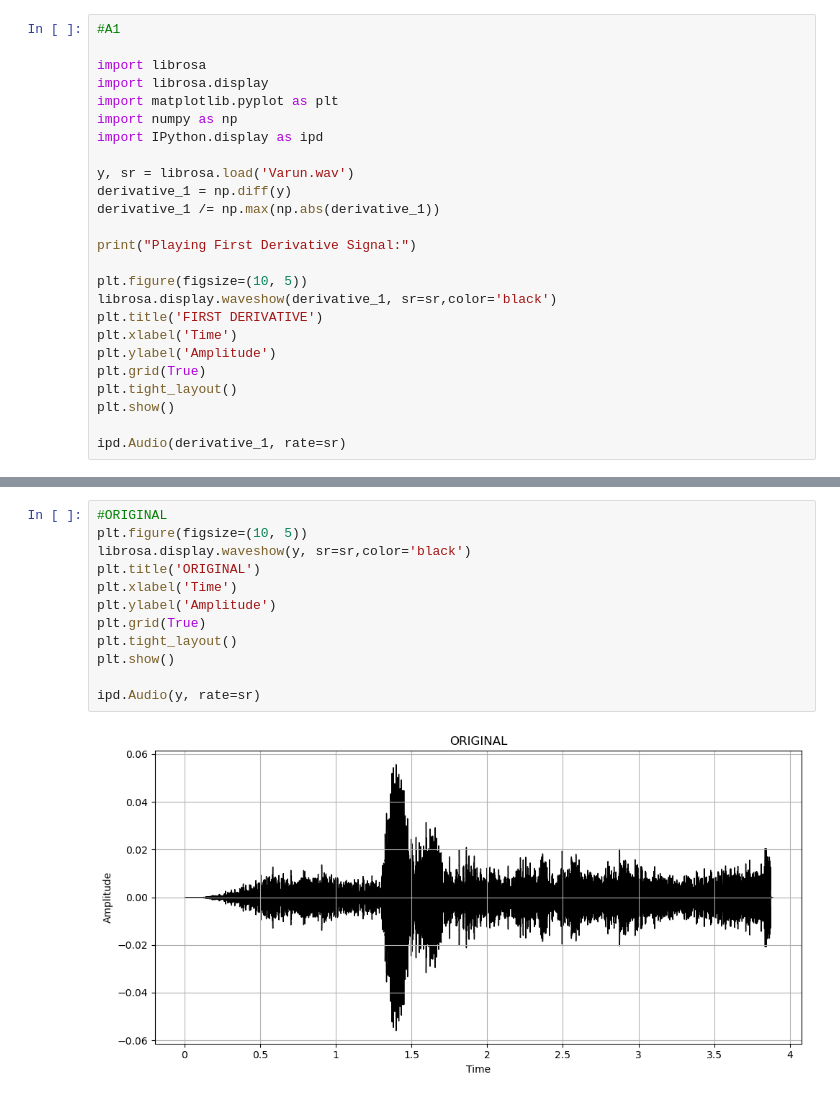
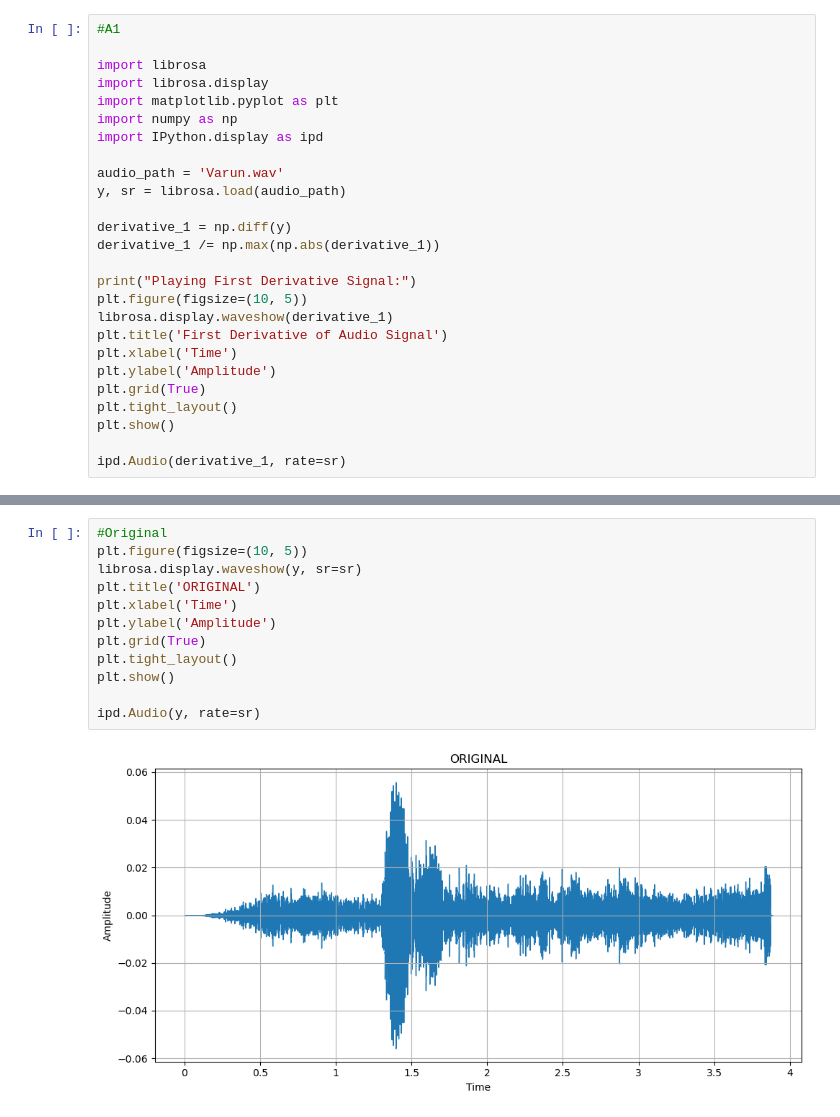
Before and after one commit to Varun9666/AI-in-Speech-Processing, a Jupyter notebook: Lab-2/21102_lab_2.ipynb, the cells around one changed output, grey strips where cells are left out. Saved outputs shown, nothing was run; the diff lists cells and outputs as text.

```diff
--- a/Lab-2/21102_lab_2.ipynb
+++ b/Lab-2/21102_lab_2.ipynb
@@ -7,15 +7,16 @@ import matplotlib.pyplot as plt
 import numpy as np
 import IPython.display as ipd
 
-y, sr = librosa.load('Varun.wav')
+audio_path = 'Varun.wav'
+y, sr = librosa.load(audio_path)
+
 derivative_1 = np.diff(y)
 derivative_1 /= np.max(np.abs(derivative_1))
 
 print("Playing First Derivative Signal:")
-
 plt.figure(figsize=(10, 5))
-librosa.display.waveshow(derivative_1, sr=sr,color='black')
-plt.title('FIRST DERIVATIVE')
+librosa.display.waveshow(derivative_1)
+plt.title('First Derivative of Audio Signal')
 plt.xlabel('Time')
 plt.ylabel('Amplitude')
 plt.grid(True)
@@ -29,18 +30,18 @@ Playing First Derivative Signal:
 [interactive output not drawn]
 # %%
-#ORIGINAL
+#Original
 plt.figure(figsize=(10, 5))
-librosa.display.waveshow(y, sr=sr,color='black')
+librosa.display.waveshow(y, sr=sr)
 plt.title('ORIGINAL')
 plt.xlabel('Time')
 plt.ylabel('Amplitude')
 plt.grid(True)
 plt.tight_layout()
 plt.show()
 
 ipd.Audio(y, rate=sr)
 # %% [output]
-[figure, old version]
+[figure, new version]
 [interactive output not drawn]
 # %%
 #A2
```
Also changed, not shown: parts of 5 cells of this notebook, 12 other files.
